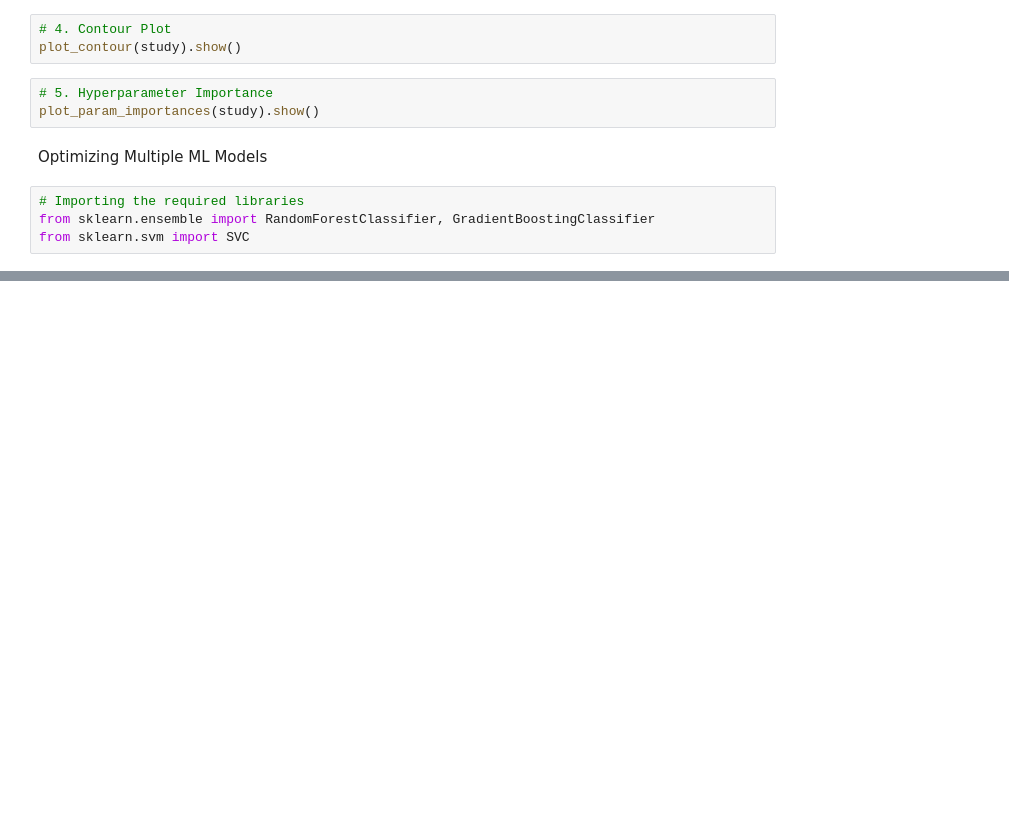
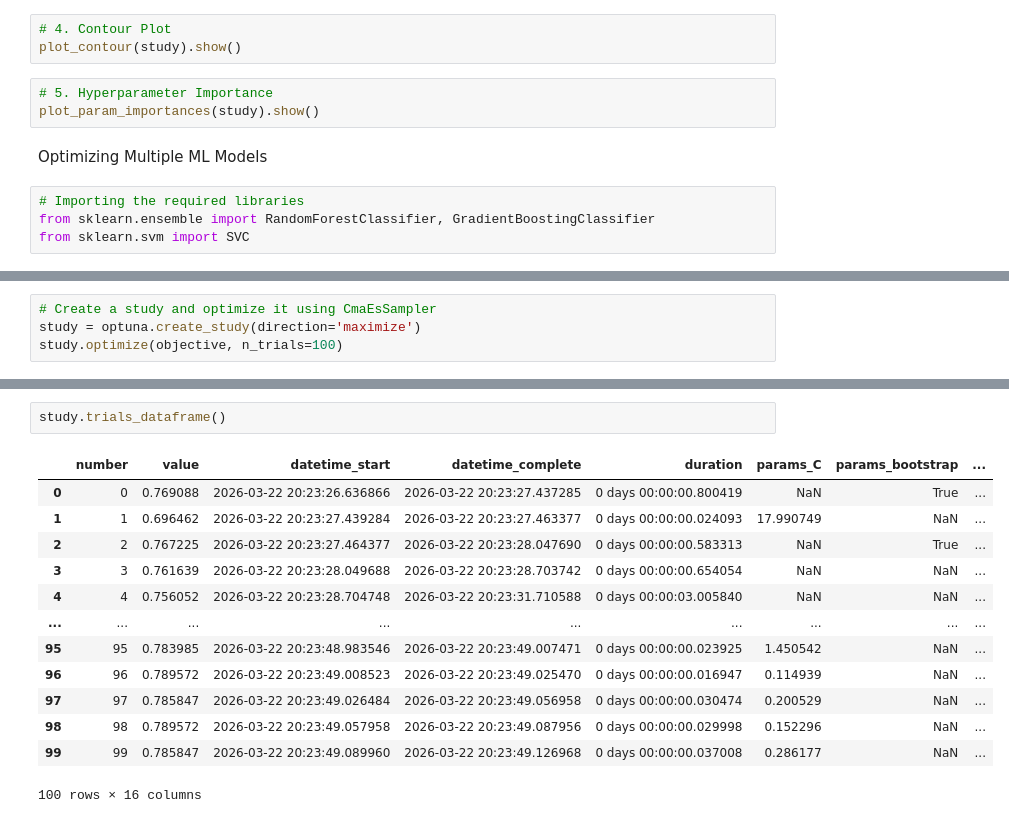
Before and after one commit to rishikesh2907/pytorch, a Jupyter notebook: optuna.ipynb, the cells around one changed output, grey strips where cells are left out. Cells and saved outputs as stored; diff of their text form; blank space fills up the shorter version.

Commit message:
optuna donr

```diff
--- a/optuna.ipynb
+++ b/optuna.ipynb
@@ -284,0 +336,4 @@ from sklearn.svm import SVC
+# %%
+# Create a study and optimize it using CmaEsSampler
+study = optuna.create_study(direction='maximize')
+study.optimize(objective, n_trials=100)
@@ -284,0 +366,16 @@ from sklearn.svm import SVC
+# %%
+study.trials_dataframe()
+# %% [output]
+|  | number | value | datetime_start | datetime_complete | duration | params_C | params_bootstrap | ... |
+| 0 | 0 | 0.769088 | 2026-03-22 20:23:26.636866 | 2026-03-22 20:23:27.437285 | 0 days 00:00:00.800419 | NaN | True | ... |
+| 1 | 1 | 0.696462 | 2026-03-22 20:23:27.439284 | 2026-03-22 20:23:27.463377 | 0 days 00:00:00.024093 | 17.990749 | NaN | ... |
+| 2 | 2 | 0.767225 | 2026-03-22 20:23:27.464377 | 2026-03-22 20:23:28.047690 | 0 days 00:00:00.583313 | NaN | True | ... |
+| 3 | 3 | 0.761639 | 2026-03-22 20:23:28.049688 | 2026-03-22 20:23:28.703742 | 0 days 00:00:00.654054 | NaN | NaN | ... |
+| 4 | 4 | 0.756052 | 2026-03-22 20:23:28.704748 | 2026-03-22 20:23:31.710588 | 0 days 00:00:03.005840 | NaN | NaN | ... |
+| ... | ... | ... | ... | ... | ... | ... | ... | ... |
+| 95 | 95 | 0.783985 | 2026-03-22 20:23:48.983546 | 2026-03-22 20:23:49.007471 | 0 days 00:00:00.023925 | 1.450542 | NaN | ... |
+| 96 | 96 | 0.789572 | 2026-03-22 20:23:49.008523 | 2026-03-22 20:23:49.025470 | 0 days 00:00:00.016947 | 0.114939 | NaN | ... |
+| 97 | 97 | 0.785847 | 2026-03-22 20:23:49.026484 | 2026-03-22 20:23:49.056958 | 0 days 00:00:00.030474 | 0.200529 | NaN | ... |
+| 98 | 98 | 0.789572 | 2026-03-22 20:23:49.057958 | 2026-03-22 20:23:49.087956 | 0 days 00:00:00.029998 | 0.152296 | NaN | ... |
+| 99 | 99 | 0.785847 | 2026-03-22 20:23:49.089960 | 2026-03-22 20:23:49.126968 | 0 days 00:00:00.037008 | 0.286177 | NaN | ... |
+100 rows × 16 columns
```
Also changed, not shown: parts of 10 cells of this notebook.
